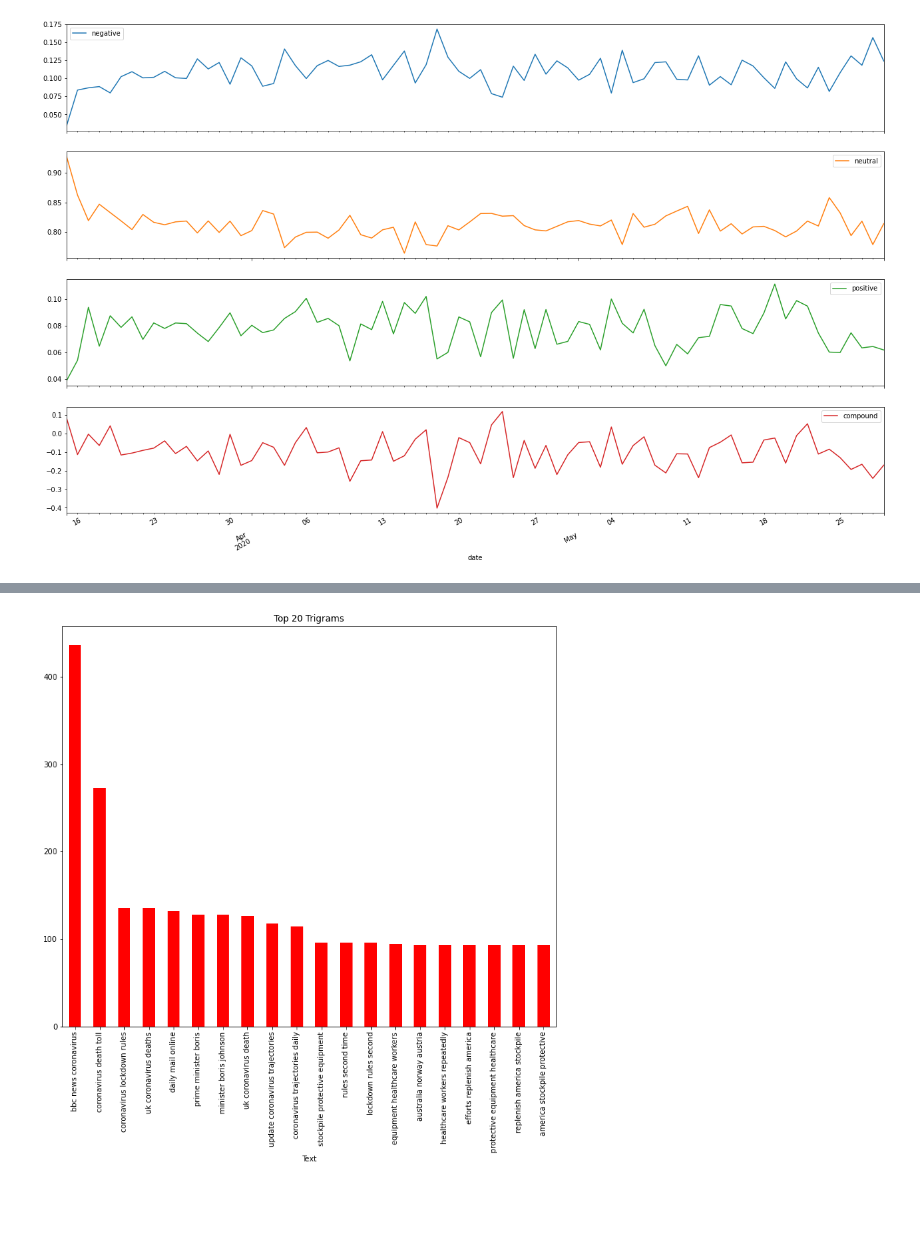
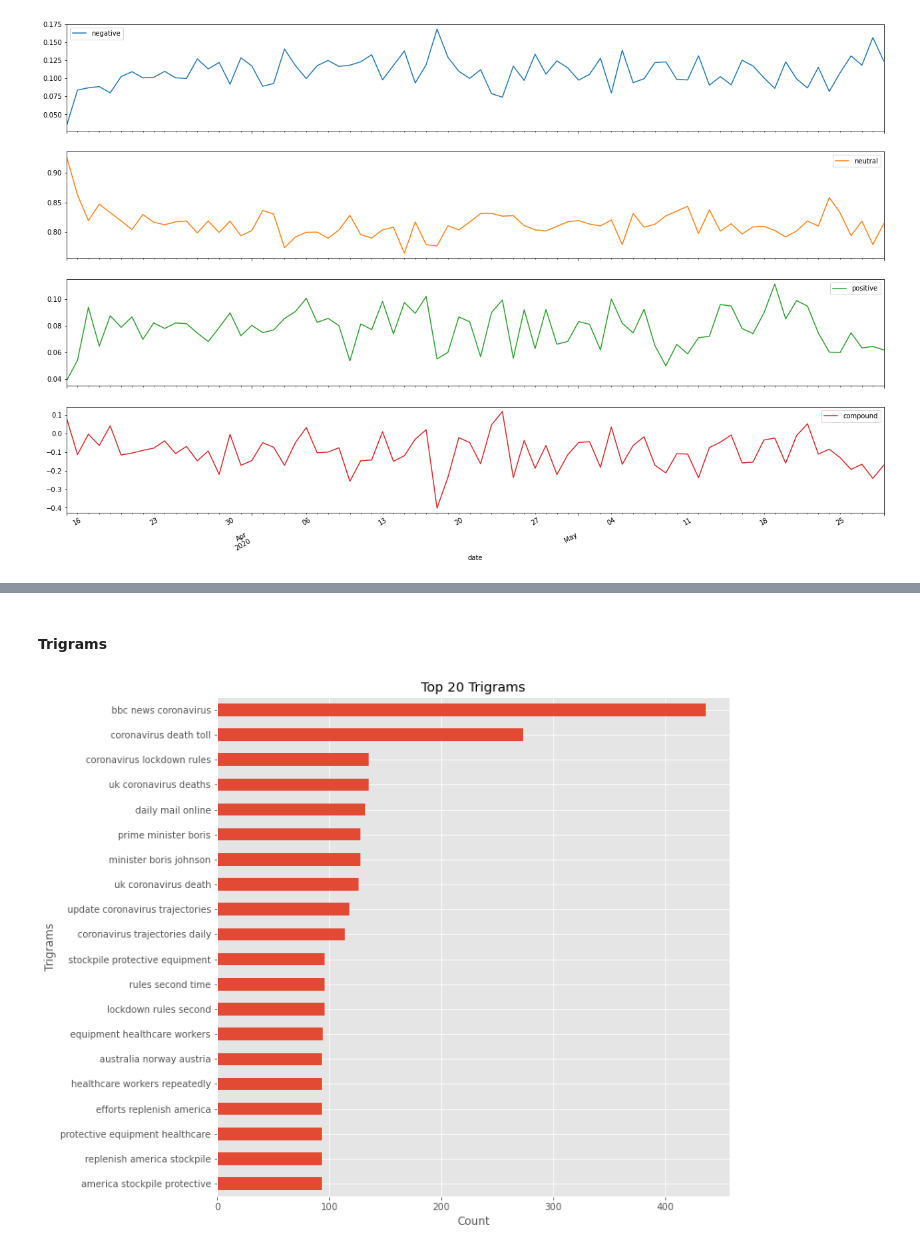
Before and after one commit to esraguzel/dsc-capstone-project-v2-onl01-dtsc-ft-012120, a Jupyter notebook: extract_tweets.ipynb, the cells around one changed output, grey strips where cells are left out. Drawn from its saved outputs; the diff is of its cells as text; code cells hidden in the pictures; blank space fills up the shorter version.

```diff
--- a/extract_tweets.ipynb
+++ b/extract_tweets.ipynb
@@ -90,7 +91,7 @@ if write_to_disk:
 ### Load tweet data
 # %%
 # Read JSON file that contains tweet data
-with open('data/tweets/data.json', 'r',) as f:
+with open('data.json', 'r',) as f:
     tweets = json.load(f)
 
 # Check number of tweets
@@ -179,7 +180,7 @@ if write_text_tweets:
     print(len(text_tweets))
 
     df = pd.DataFrame(text_tweets)
-    df.to_csv('data/tweets/tweets.csv', encoding='utf-8', index=False)
+    df.to_csv('tweets.csv', encoding='utf-8', index=False)
     print('Tweet text saved to file!')
 # %% [output]
 22250
@@ -238,0 +308,2 @@ memory usage: 1.4+ MB
+# %%
+df['vader_score'] = df['compound'].apply(lambda x: -1 if x<= -0.06 else(1 if x>= 0.06 else 0))
@@ -340,0 +410,11 @@ df_uni.groupby('Text').sum()['count'].sort_values(ascending=False).plot(
+# %%
+# Visualizing top 50 unigrams
+df_uni = pd.DataFrame(unigrams, columns = ['text' , 'count'])
+
+plt.style.use('ggplot')
+fig, ax = plt.subplots(figsize=(12,12))
+df_uni.groupby('text').sum()['count'].sort_values(ascending=True).plot.barh(ax=ax);
+ax.set_xlabel('Count')
+ax.set_ylabel('Unigrams')
+ax.set_title('Top 50 Unigrams')
+plt.show()
@@ -357,8 +513,15 @@ df_bigram.groupby('Text').sum()['count'].sort_values(ascending=False).plot(
+# %% [markdown]
+####  Trigrams
 # %%
 trigrams = get_top_n_gram(df['cleaned_text'],(3,3),20)
 # %%
-df_trigrams = pd.DataFrame(trigrams, columns = ['Text' , 'count'])
-df_trigrams.groupby('Text').sum()['count'].sort_values(ascending=False).plot(
-    kind='bar',color='red', figsize=(12, 10), title='Top 20 Trigrams');
+df_trigrams = pd.DataFrame(trigrams, columns = ['text' , 'count'])
+
+fig, ax = plt.subplots(figsize=(10,10))
+df_trigrams.groupby('text').sum()['count'].sort_values(ascending=True).plot.barh(ax=ax);
+ax.set_xlabel('Count')
+ax.set_ylabel('Trigrams')
+ax.set_title('Top 20 Trigrams')
+plt.show()
 # %% [output]
-[figure, old version]
+[figure, new version]
```
Also changed, not shown: parts of 52 cells of this notebook.
